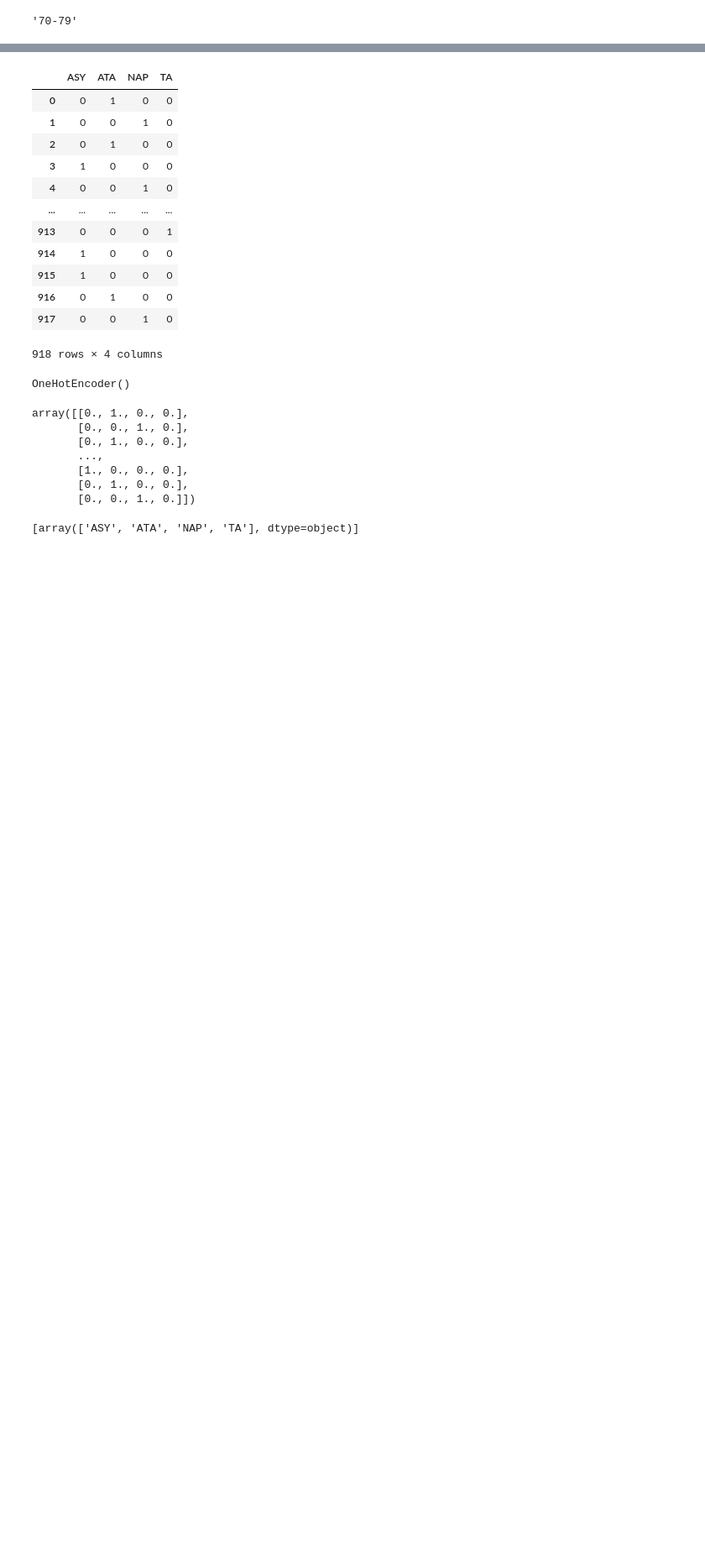
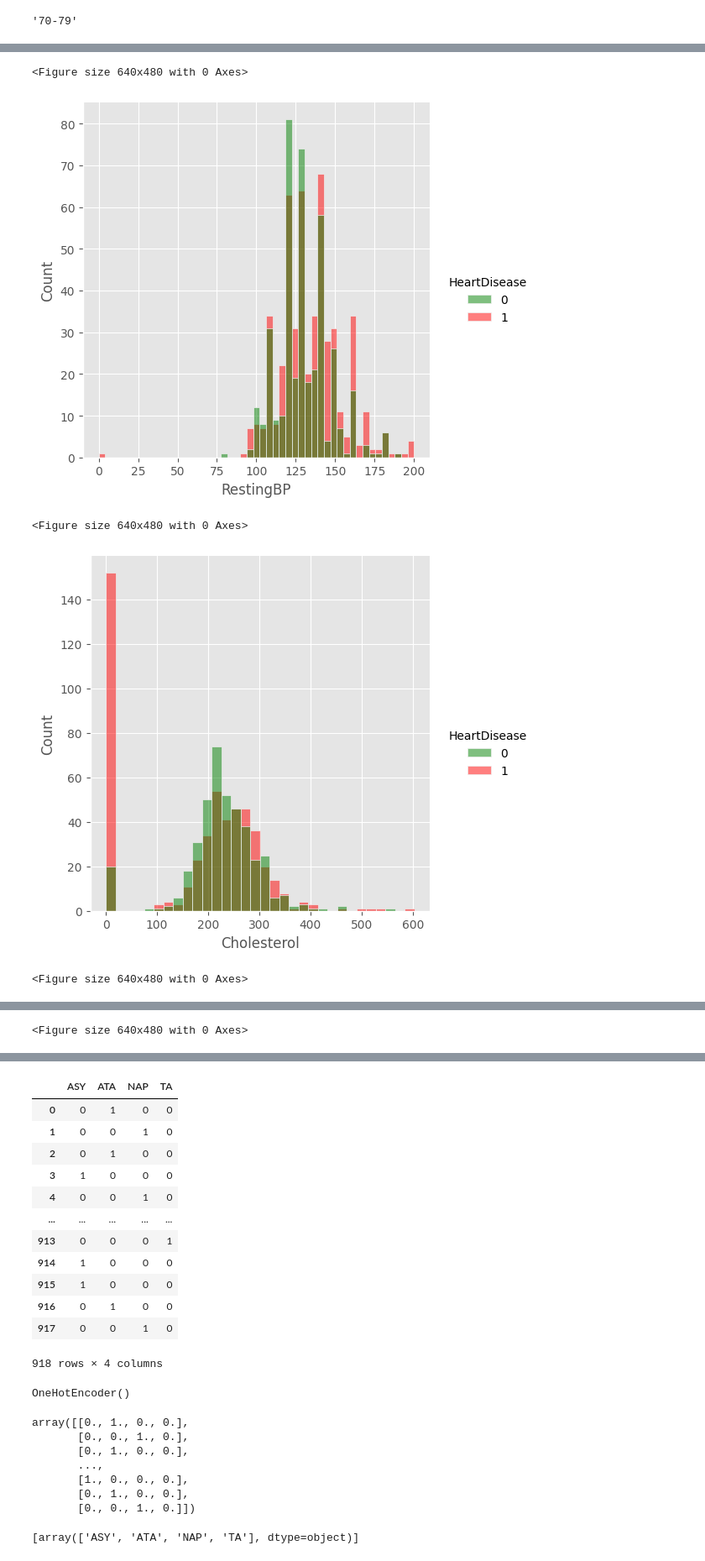
Before and after one commit to alditus/machine_learning_projects, a Jupyter notebook: heart_disease_dataset/heart_disease_data_cleaning.ipynb, the cells around one changed output, grey strips where cells are left out. Shown at 84% size. Cells and saved outputs as stored; diff of their text form; code cells hidden in the pictures; blank space fills up the shorter version.

```diff
--- a/heart_disease_dataset/heart_disease_data_cleaning.ipynb
+++ b/heart_disease_dataset/heart_disease_data_cleaning.ipynb
@@ -259,0 +292,10 @@ Name: HeartDisease, dtype: int64
+# %%
+for c in ['RestingBP', 'Cholesterol', 'MaxHR', 'Oldpeak', 'FastingBS']:
+    plt.figure()
+    sns.displot(data=dataset, x=c, hue='HeartDisease', palette={0:'green', 1:'red'})
+# %% [output]
+<Figure size 640x480 with 0 Axes>
+[figure, added]
+<Figure size 640x480 with 0 Axes>
+[figure, added]
+<Figure size 640x480 with 0 Axes>
@@ -259,0 +303 @@ Name: HeartDisease, dtype: int64
+<Figure size 640x480 with 0 Axes>
```
Also changed, not shown: parts of 36 cells of this notebook.
